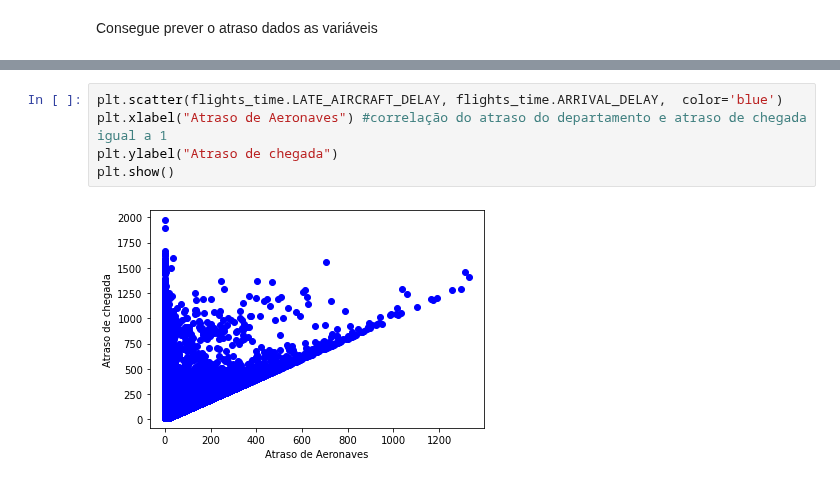
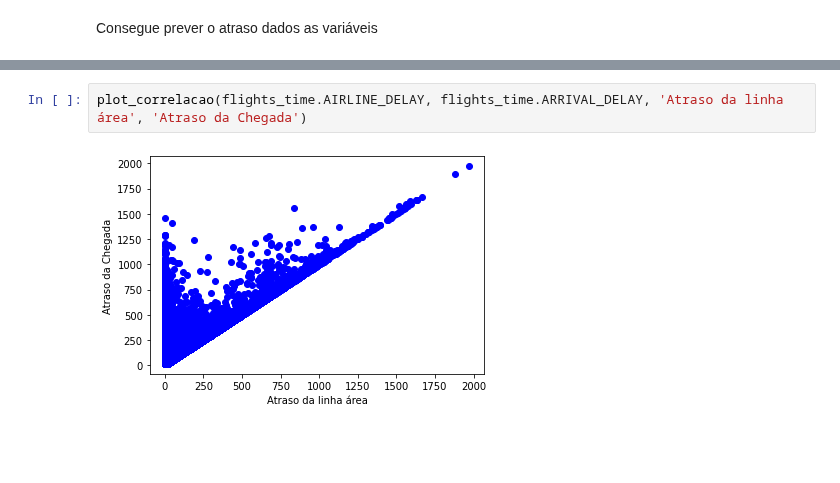
Before and after one commit to IonaSantana/Artificial-Intelligence, a Jupyter notebook: Flight_delay.ipynb, the cells around one changed output, grey strips where cells are left out. Drawn from its saved outputs; the diff is of its cells as text; blank space fills up the shorter version.

```diff
--- a/Flight_delay.ipynb
+++ b/Flight_delay.ipynb
@@ -232,7 +232,4 @@ plt.show()
-# %%
-plt.scatter(flights_time.LATE_AIRCRAFT_DELAY, flights_time.ARRIVAL_DELAY,  color='blue')
-plt.xlabel("Atraso de Aeronaves") #correlação do atraso do departamento e atraso de chegada igual a 1
-plt.ylabel("Atraso de chegada")
-plt.show()
-# %% [output]
-[figure, removed]
+# %%
+plot_correlacao(flights_time.AIRLINE_DELAY, flights_time.ARRIVAL_DELAY, 'Atraso da linha área', 'Atraso da Chegada')
+# %% [output]
+[figure, added]
```
Also changed, not shown: parts of 9 cells of this notebook.
